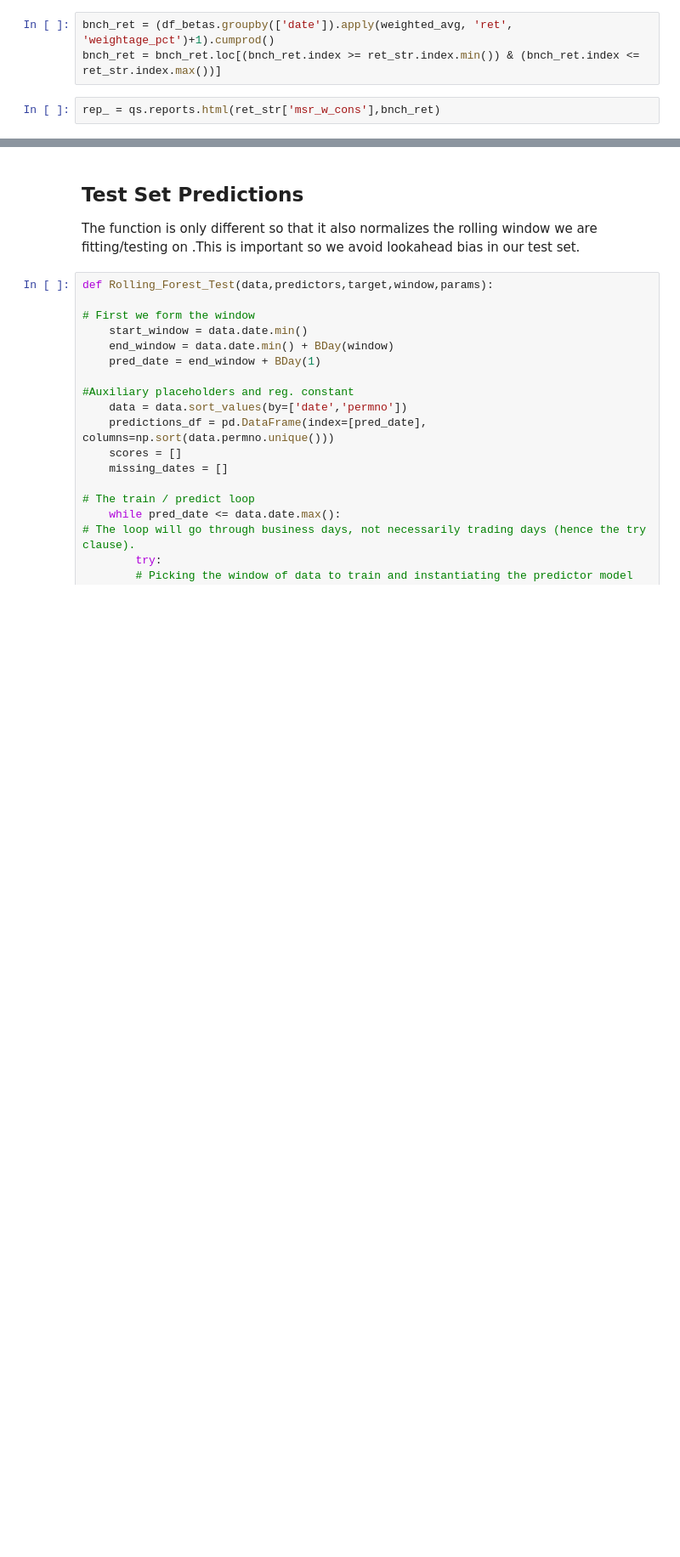
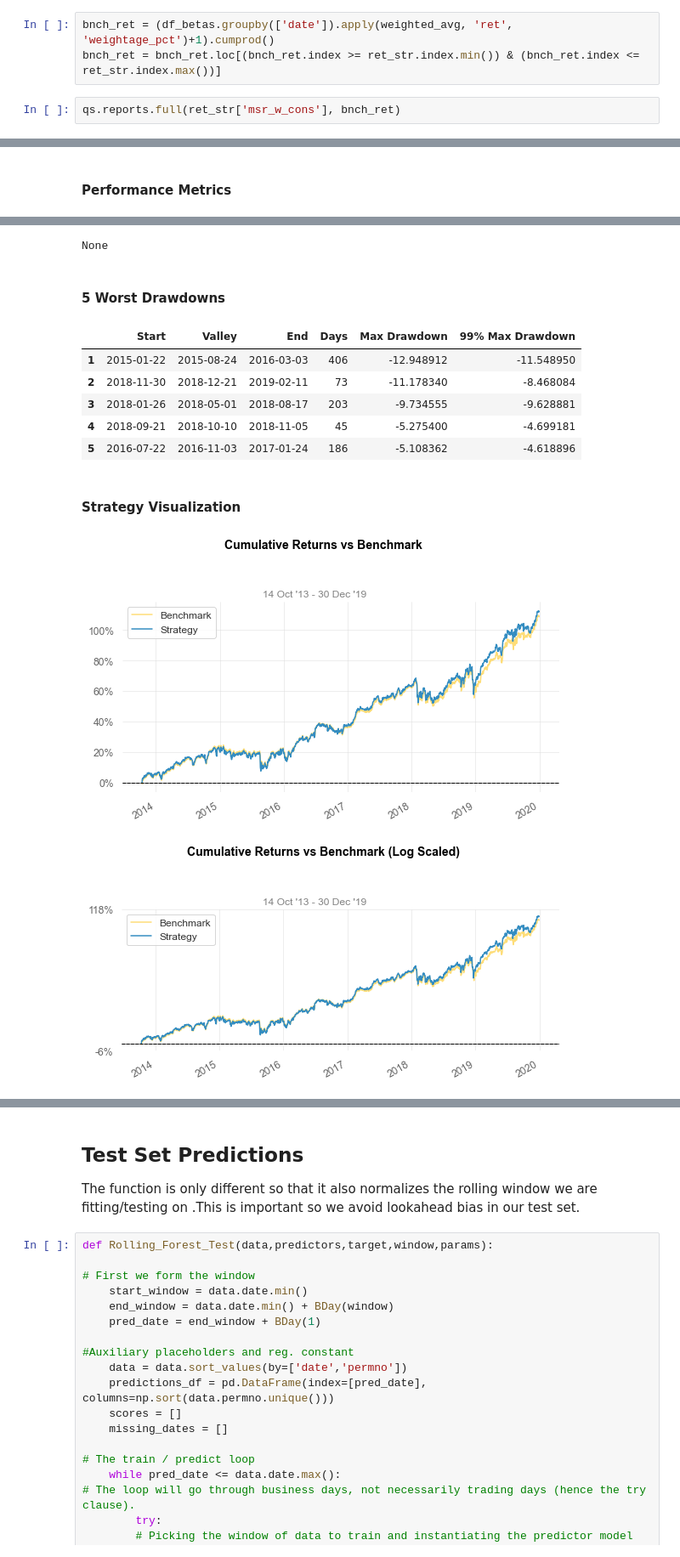
Before and after one commit to iewaij/qs, a Jupyter notebook: Masternotebook_Test_Comments_Seb.ipynb, the cells around one changed output, grey strips where cells are left out. Shown at 85% size. Saved outputs shown, nothing was run; the diff lists cells and outputs as text; blank space fills up the shorter version.

```diff
--- a/Masternotebook_Test_Comments_Seb.ipynb
+++ b/Masternotebook_Test_Comments_Seb.ipynb
@@ -1548,5 +1519,5 @@ ret_str = ret_str.join(clc_str_return(ptf['minvar_w_cons'], ret, 'minvar_w_cons'
 bnch_ret = (df_betas.groupby(['date']).apply(weighted_avg, 'ret', 'weightage_pct')+1).cumprod()
 bnch_ret = bnch_ret.loc[(bnch_ret.index >= ret_str.index.min()) & (bnch_ret.index <= ret_str.index.max())]
 # %%
-rep_ = qs.reports.html(ret_str['msr_w_cons'],bnch_ret)
+qs.reports.full(ret_str['msr_w_cons'], bnch_ret)
 # %% [output]
@@ -1553,0 +1524 @@ rep_ = qs.reports.html(ret_str['msr_w_cons'],bnch_ret)
+Performance Metrics
@@ -1553,0 +1542,11 @@ rep_ = qs.reports.html(ret_str['msr_w_cons'],bnch_ret)
+None
+5 Worst Drawdowns
+|  | Start | Valley | End | Days | Max Drawdown | 99% Max Drawdown |
+| 1 | 2015-01-22 | 2015-08-24 | 2016-03-03 | 406 | -12.948912 | -11.548950 |
+| 2 | 2018-11-30 | 2018-12-21 | 2019-02-11 | 73 | -11.178340 | -8.468084 |
+| 3 | 2018-01-26 | 2018-05-01 | 2018-08-17 | 203 | -9.734555 | -9.628881 |
+| 4 | 2018-09-21 | 2018-10-10 | 2018-11-05 | 45 | -5.275400 | -4.699181 |
+| 5 | 2016-07-22 | 2016-11-03 | 2017-01-24 | 186 | -5.108362 | -4.618896 |
+Strategy Visualization
+[figure, added]
+[figure, added]
```
Also changed, not shown: parts of 34 cells of this notebook, 2 other files.
